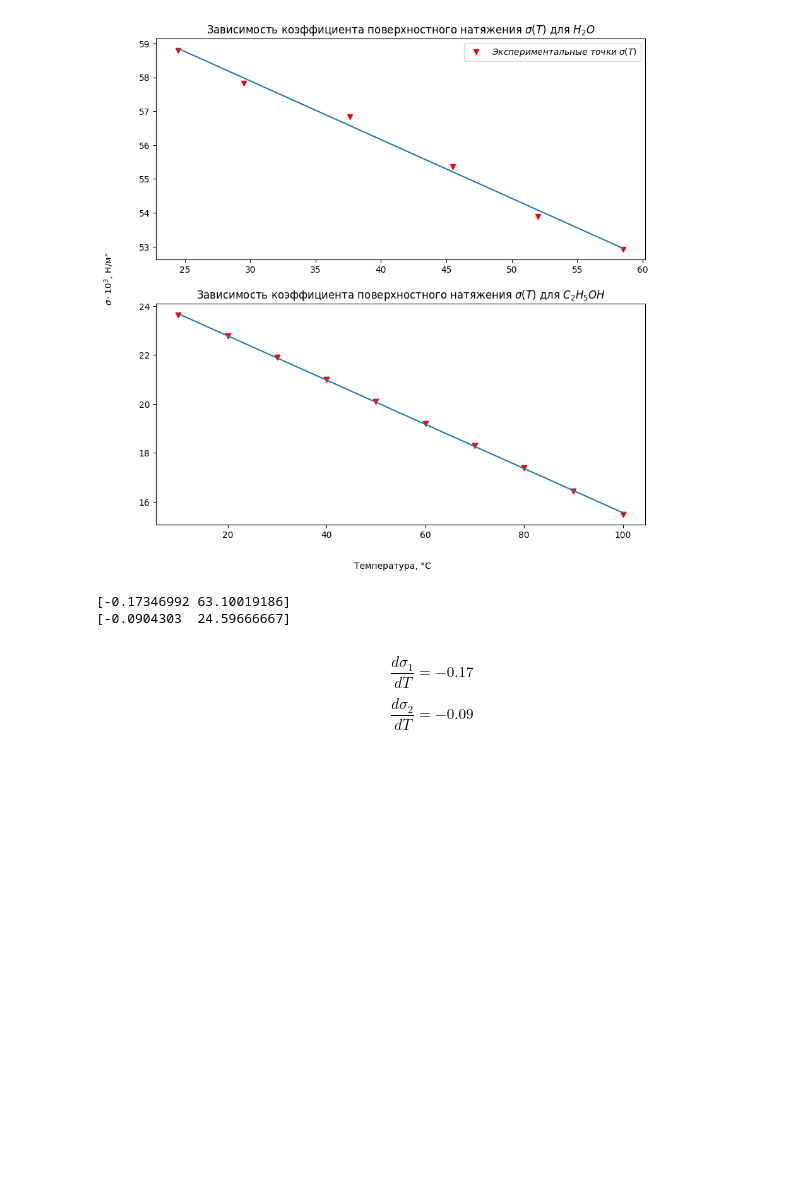
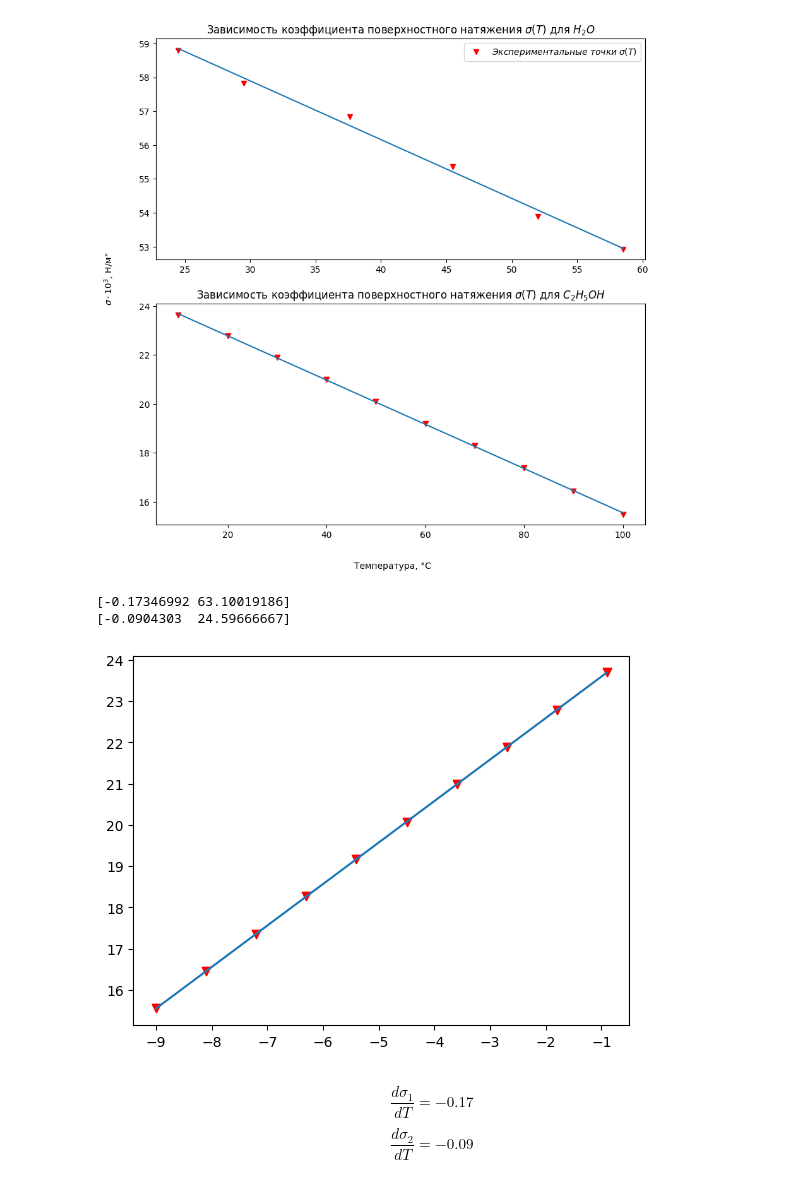
Before and after one commit to vasvadim/mipt_labs_2sem, a Jupyter notebook: 2.5.1/main.ipynb, the cells around one changed output. Cells and saved outputs as stored; diff of their text form; code cells hidden in the pictures; blank space fills up the shorter version.

```diff
--- a/2.5.1/main.ipynb
+++ b/2.5.1/main.ipynb
@@ -84,6 +84,12 @@ print(a1, a2, sep="\n")
 # %% [output]
 [-0.17346992 63.10019186]
 [-0.0904303  24.59666667]
+# %%
+plt.scatter(-0.09*t_alcohol, f2(t_alcohol), c='r', marker='v')
+plt.plot(-0.09*t_alcohol, f2(t_alcohol))
+plt.show()
+# %% [output]
+[figure, added]
 # %% [markdown]
 $$ \frac{d\sigma_1}{dT} = -0.17$$
 $$ \frac{d\sigma_2}{dT} = -0.09$$
```
Also changed, not shown: parts of 1 cell of this notebook, 4 other files.
